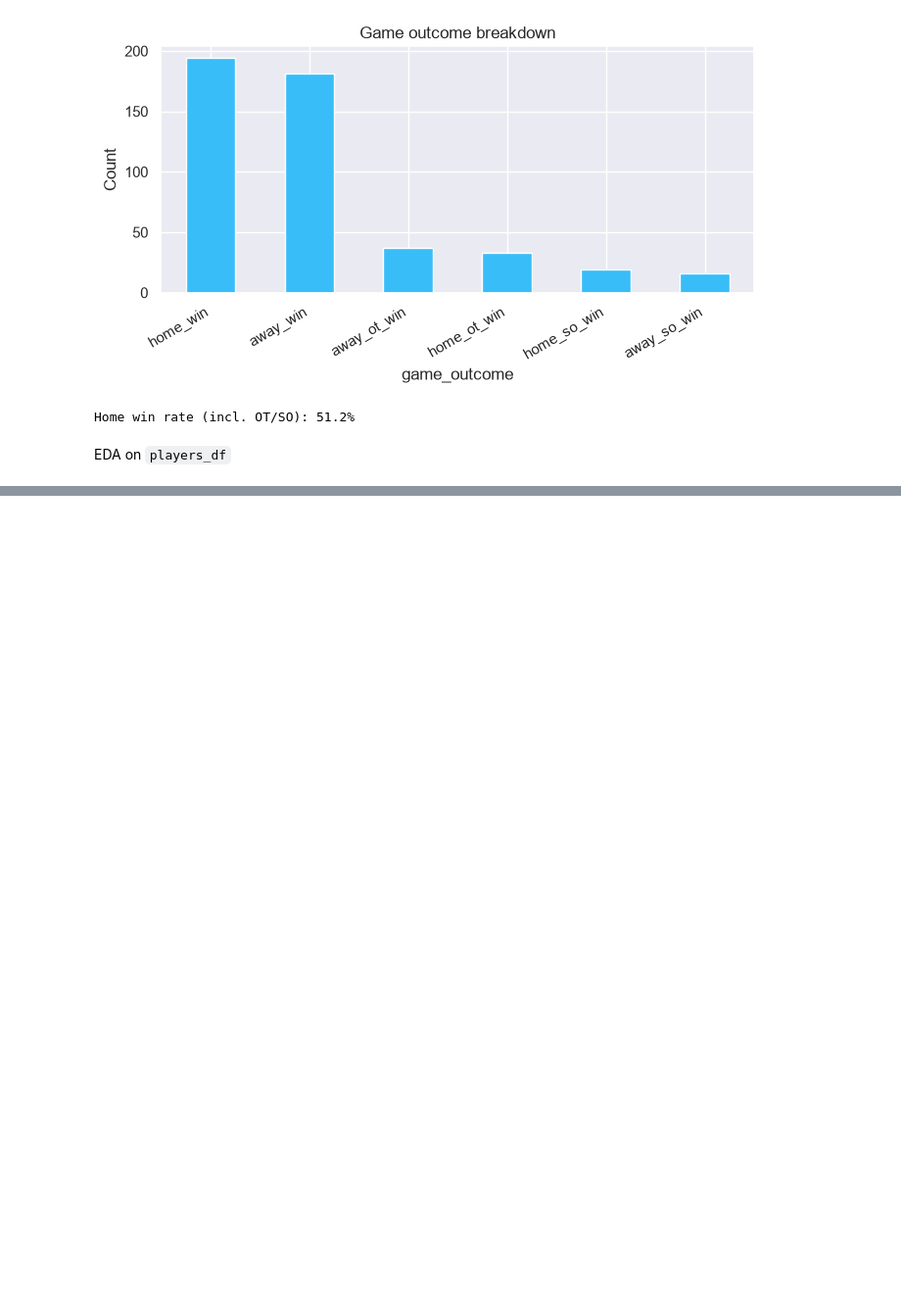
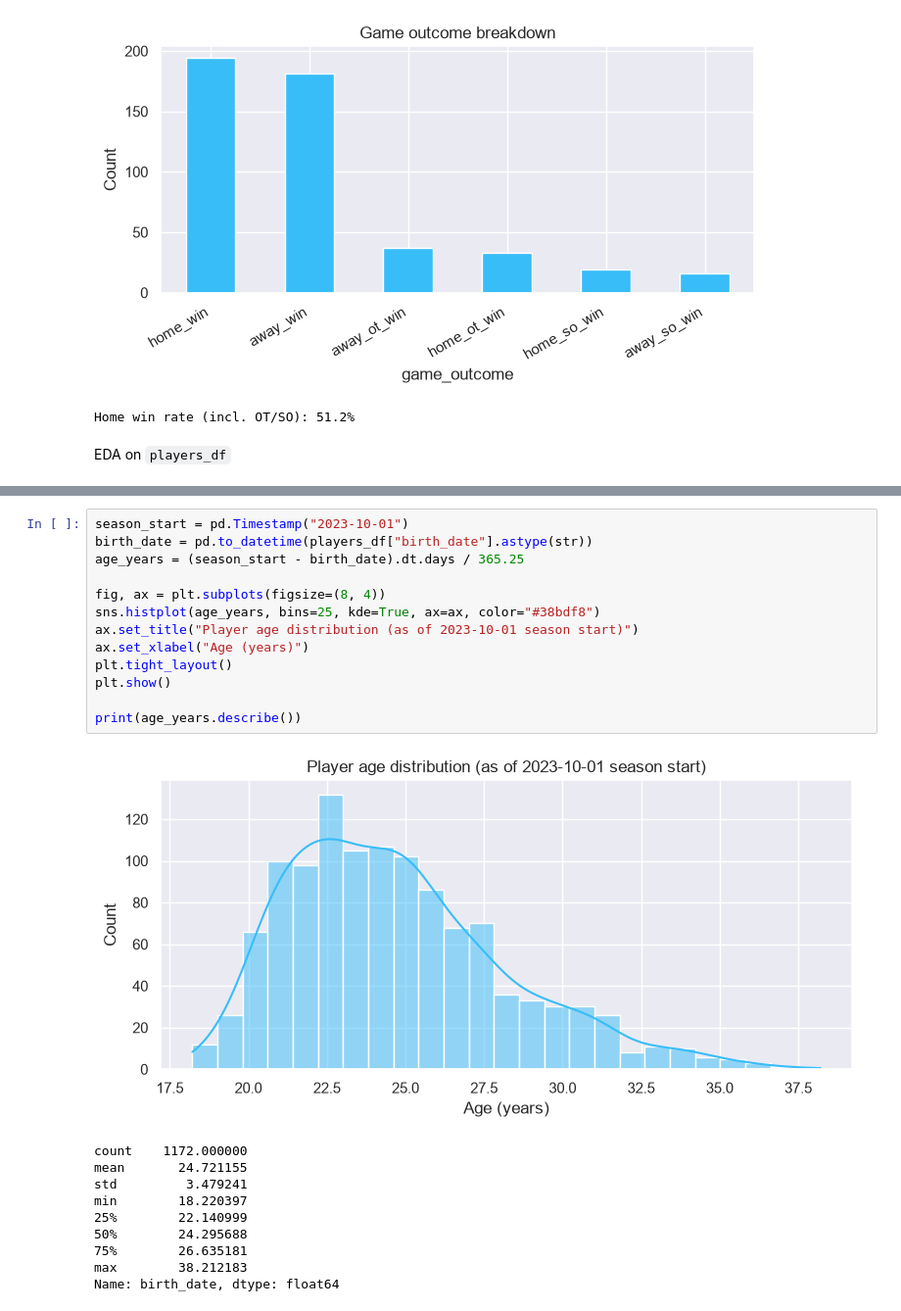
Before and after one commit to Nick3429/halo-forecheck-speed, a Jupyter notebook: eda.ipynb, the cells around one changed output, grey strips where cells are left out. Shown at 98% size. Saved outputs shown, nothing was run; the diff lists cells and outputs as text; blank space fills up the shorter version.

```diff
--- a/eda.ipynb
+++ b/eda.ipynb
@@ -130,0 +185,24 @@ EDA on `players_df`
+# %%
+season_start = pd.Timestamp("2023-10-01")
+birth_date = pd.to_datetime(players_df["birth_date"].astype(str))
+age_years = (season_start - birth_date).dt.days / 365.25
+
+fig, ax = plt.subplots(figsize=(8, 4))
+sns.histplot(age_years, bins=25, kde=True, ax=ax, color="#38bdf8")
+ax.set_title("Player age distribution (as of 2023-10-01 season start)")
+ax.set_xlabel("Age (years)")
+plt.tight_layout()
+plt.show()
+
+print(age_years.describe())
+# %% [output]
+[figure, added]
+count    1172.000000
+mean       24.721155
+std         3.479241
+min        18.220397
+25%        22.140999
+50%        24.295688
+75%        26.635181
+max        38.212183
+Name: birth_date, dtype: float64
```
Also changed, not shown: parts of 5 cells of this notebook.
